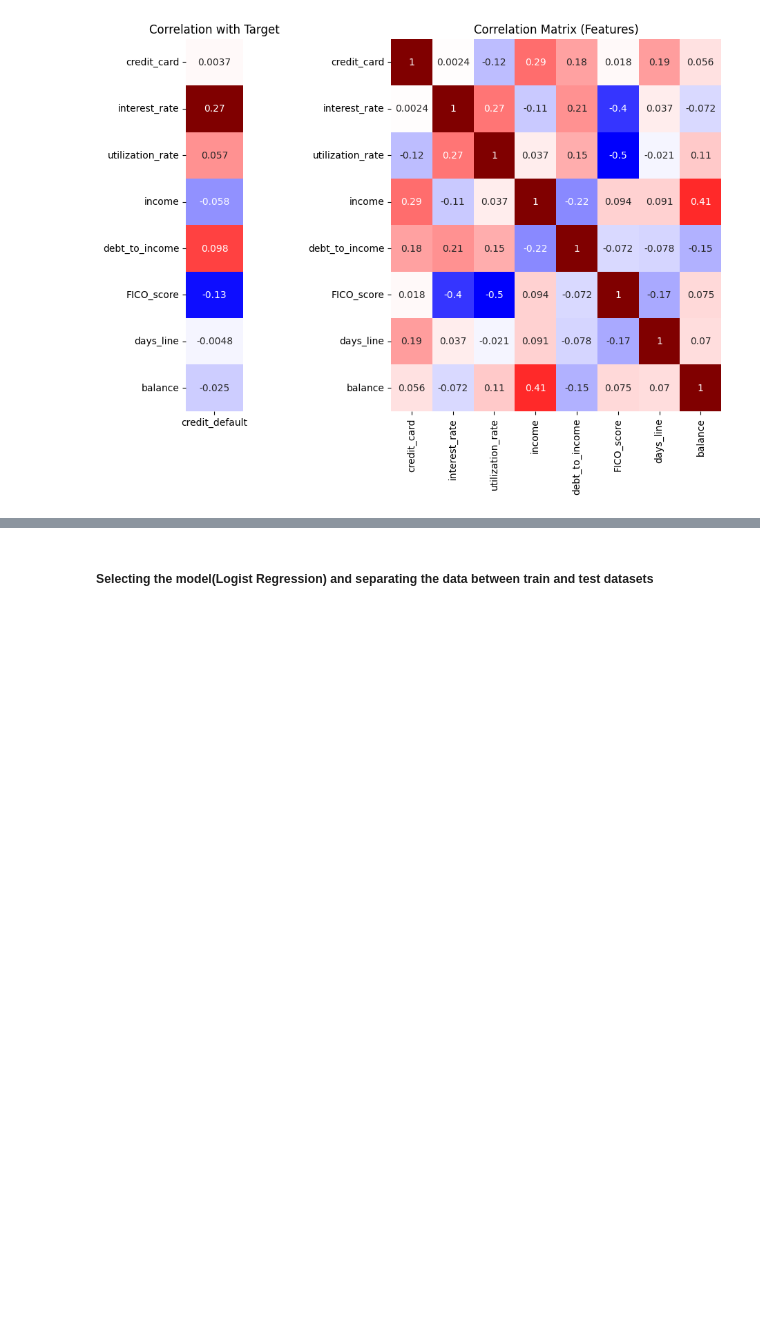
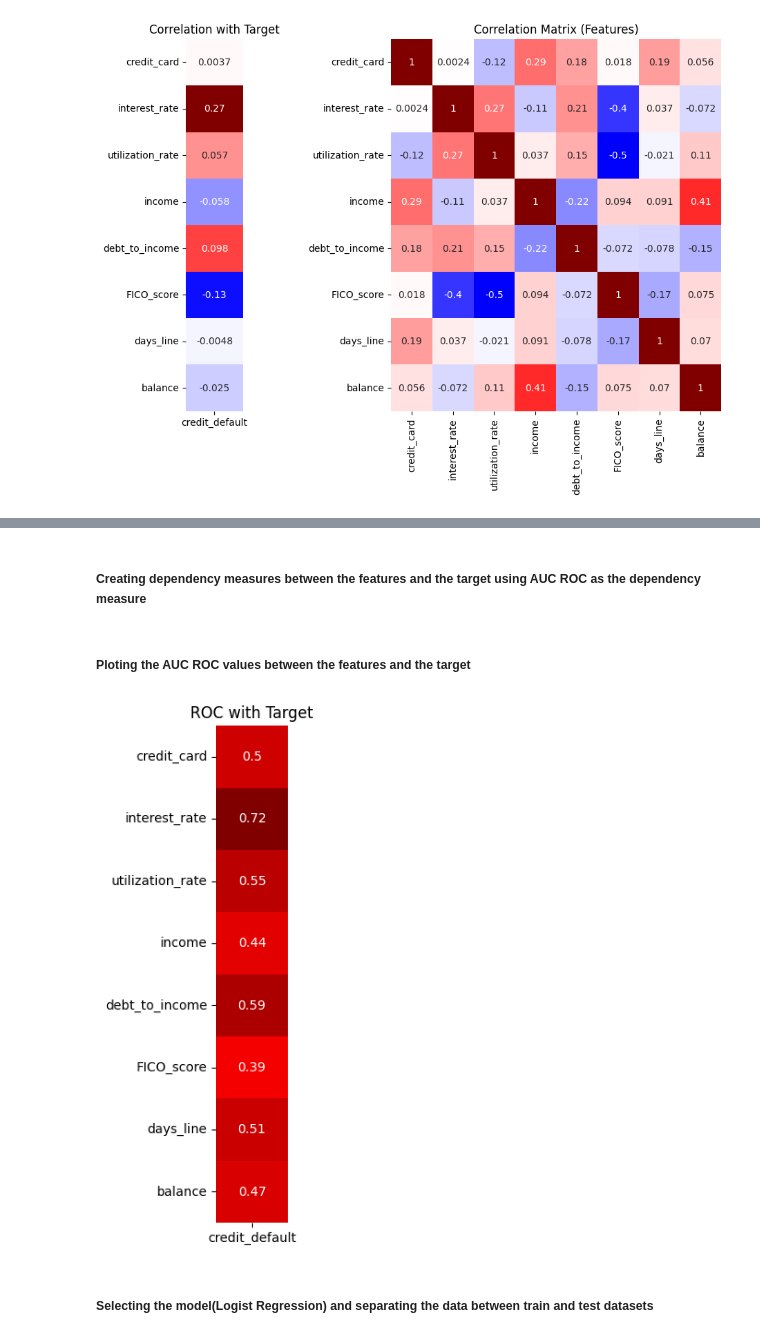
Before and after one commit to annafcosta/Quantum-Computer-Feature-Selection, a Jupyter notebook: src/figure_2.ipynb, the cells around one changed output, grey strips where cells are left out. Drawn from its saved outputs; the diff is of its cells as text; code cells hidden in the pictures; blank space fills up the shorter version.

```diff
--- a/src/figure_2.ipynb
+++ b/src/figure_2.ipynb
@@ -100,3 +131,27 @@ mi_series.sort_values(ascending=False, inplace=True)
+# %% [markdown]
+##### Creating dependency measures between the features and the target using AUC ROC as the dependency measure
+# %%
+roc_scores = []
+for feature in X.columns:
+    try:
+        roc = roc_auc_score(y, X[feature])
+        roc_scores.append(roc)
+    except ValueError:
+        roc_scores.append(np.nan)
+
+target_roc = pd.Series(roc_scores, index=X.columns)
+target_roc = target_roc.to_frame().rename(columns={0: 'credit_default'})
+# %% [markdown]
+##### Ploting the AUC ROC values between the features and the target
+# %%
+plt.figure(figsize=(1, 7))
+
+sns.heatmap(target_roc, annot=True, cmap='seismic', cbar=False, center=0)
+plt.title('ROC with Target', fontsize=12)
+
+plt.show()
+# %% [output]
+[figure, added]
 # %% [markdown]
 ##### Selecting the model(Logist Regression) and separating the data between train and test datasets
 # %%
```
Also changed, not shown: parts of 10 cells of this notebook.
